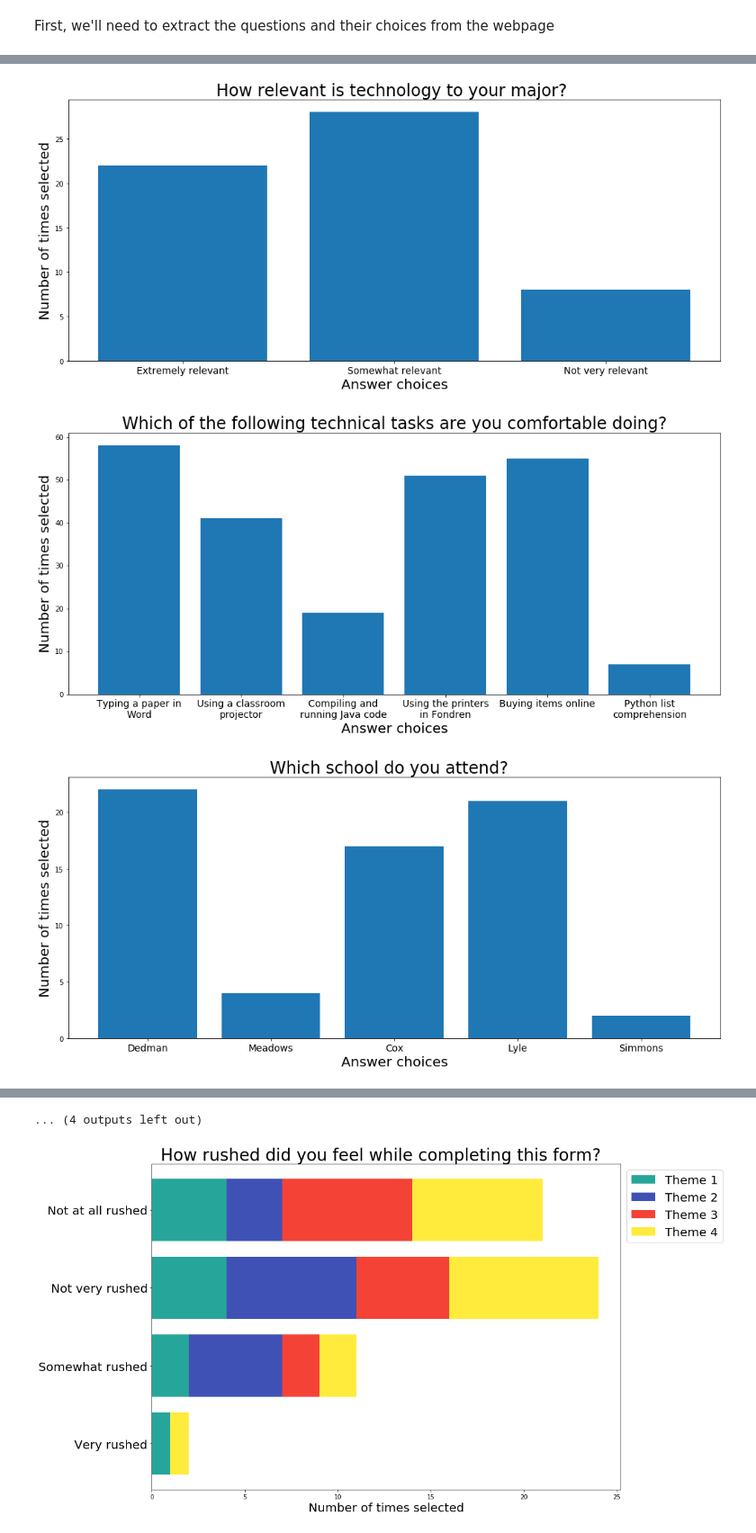
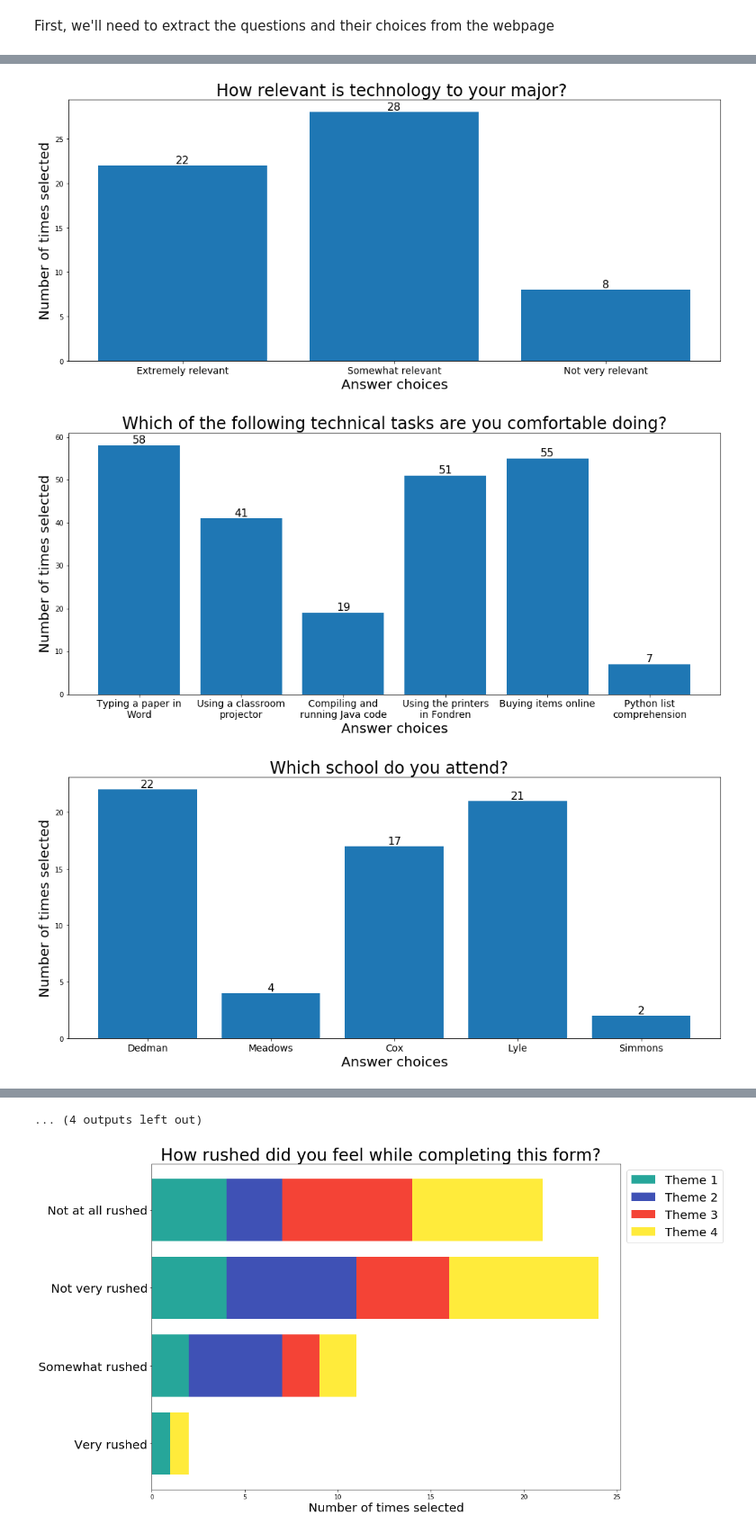
Before and after one commit to smitheric95/AB-Testing-Form, a Jupyter notebook: Data Analysis/Survey Data Analysis.ipynb, the cells around one changed output, grey strips where cells are left out. Shown: that part at 90% size. Saved outputs shown, nothing was run; the diff lists cells and outputs as text; code cells hidden in the pictures.

```diff
--- a/Data Analysis/Survey Data Analysis.ipynb
+++ b/Data Analysis/Survey Data Analysis.ipynb
@@ -118,12 +118,15 @@ for r in range(len(responses)):
     y_pos = np.arange(len(selected_choices))
     plt.figure(figsize=(17,7))
     bars = plt.bar(y_pos, totalled_answers, align='center')
-
-
     plt.xticks(y_pos, selected_choices, size=14)
     plt.xlabel('Answer choices', size=20)
     plt.ylabel('Number of times selected', size=20)
     plt.title(title, size=24)
+
+    for rect in bars:
+        height = rect.get_height()
+        plt.text(rect.get_x() + rect.get_width()/2.0, height,
+                 '%d' % int(height), ha='center', va='bottom', size=16)
 
     plt.show()
 
@@ -139,3 +142,3 @@ plt.close()
-[figure, old version]
+[figure, new version]
-[figure, old version]
+[figure, new version]
-[figure, old version]
+[figure, new version]
```
Also changed, not shown: parts of 8 cells of this notebook, 3 other files.
